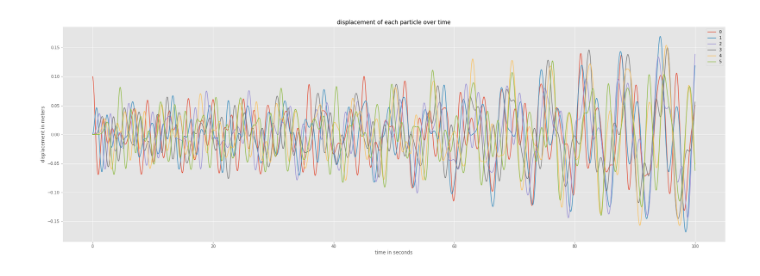
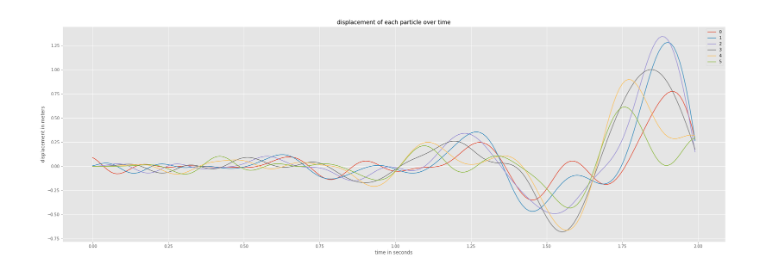
Before and after one commit to Aasrith1906/Mentorship-Program, a Jupyter notebook: session 2/session 2.ipynb, the cells around one changed output. Cells and saved outputs as stored; diff of their text form; code cells hidden in the pictures.

```diff
--- a/session 2/session 2.ipynb
+++ b/session 2/session 2.ipynb
@@ -133,11 +133,19 @@ class CHO(): #CHO - coupled harmonic oscillator
         plt.legend(["kinetic energy" , "potential energy" , "total energy"])
 
         plt.show()
+
+    def PSD(self , n): #plots the displacement of a specific particle 0<=n<=self.N
+
+        plt.figure(figsize=(30,10))
+        plt.title("displacent-time plot of particle {N}")
+        plt.plot(self.t_s , self.xn[n])
+        plt.xlabel("time in seconds")
+        plt.ylabel("displacement in meters")
 # %%
 #oscillator with 2 masses
 
-o = CHO(6 , 0.1 , 1 , 100)
+o = CHO(6 , 0.1 , 100 , 2)
 o.VerletAlgorithm()
 o.PlotDisplacement()
 # %% [output]
-[figure, old version]
+[figure, new version]
```
Also changed, not shown: parts of 6 cells of this notebook, 1 other file.
